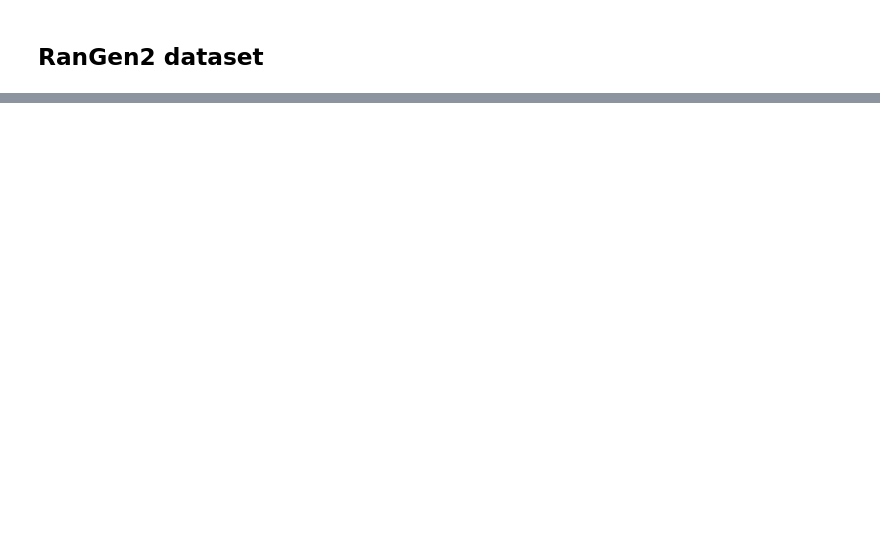
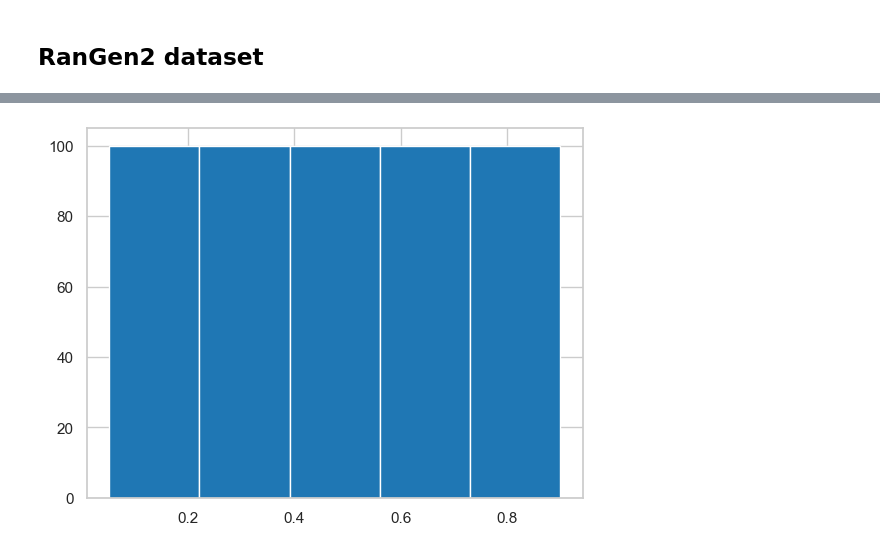
Before and after one commit to jismartin/GlassBoxEVM, a Jupyter notebook: exploratory_analysis.ipynb, the cells around one changed output, grey strips where cells are left out. Cells and saved outputs as stored; diff of their text form; code cells hidden in the pictures; blank space fills up the shorter version.

```diff
--- a/exploratory_analysis.ipynb
+++ b/exploratory_analysis.ipynb
@@ -180,0 +96,4 @@ print(files)
+# %%
+plt.hist(df_rangen['SP'],bins=5);
+# %% [output]
+[figure, added]
```
Also changed, not shown: parts of 12 cells of this notebook.
